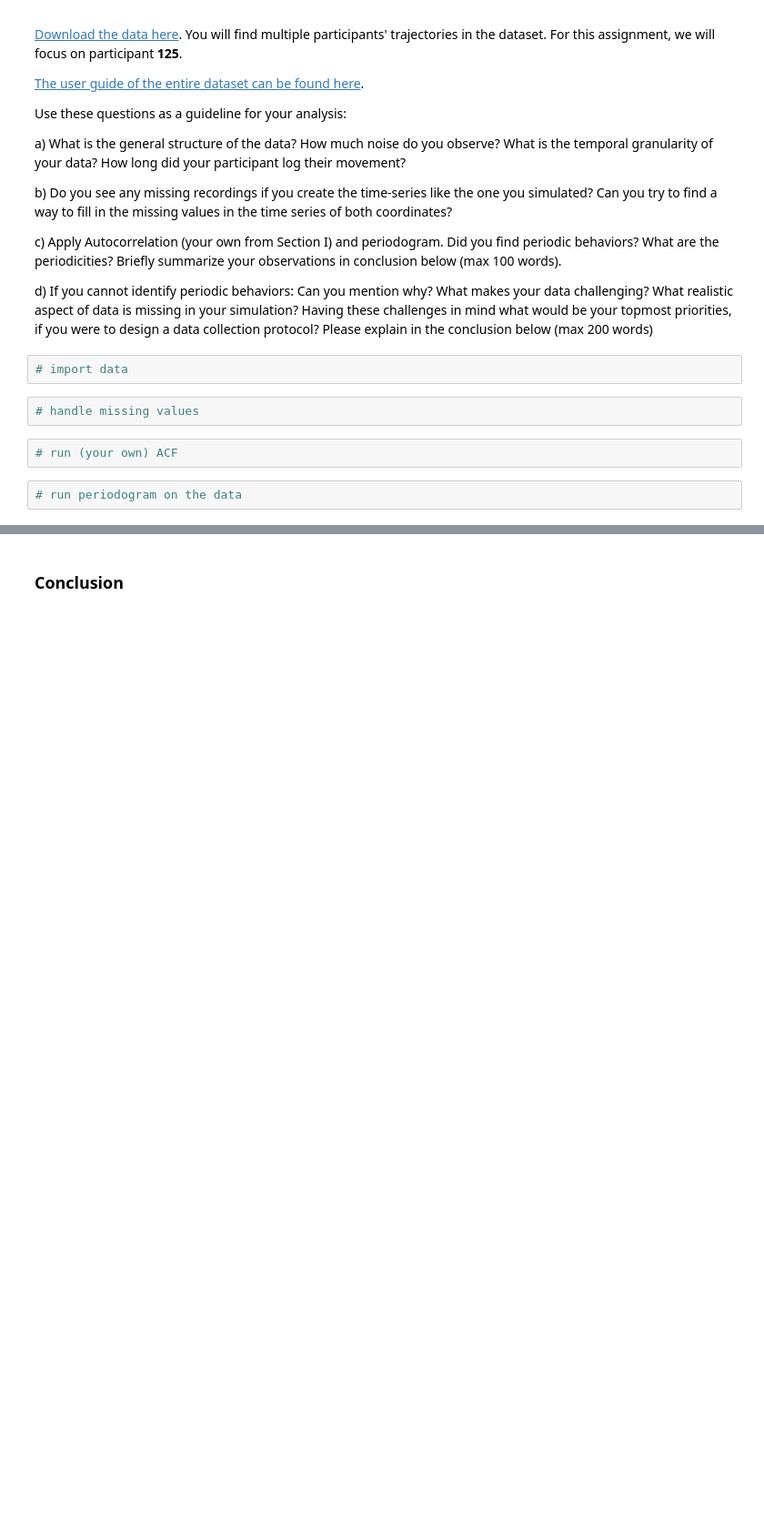
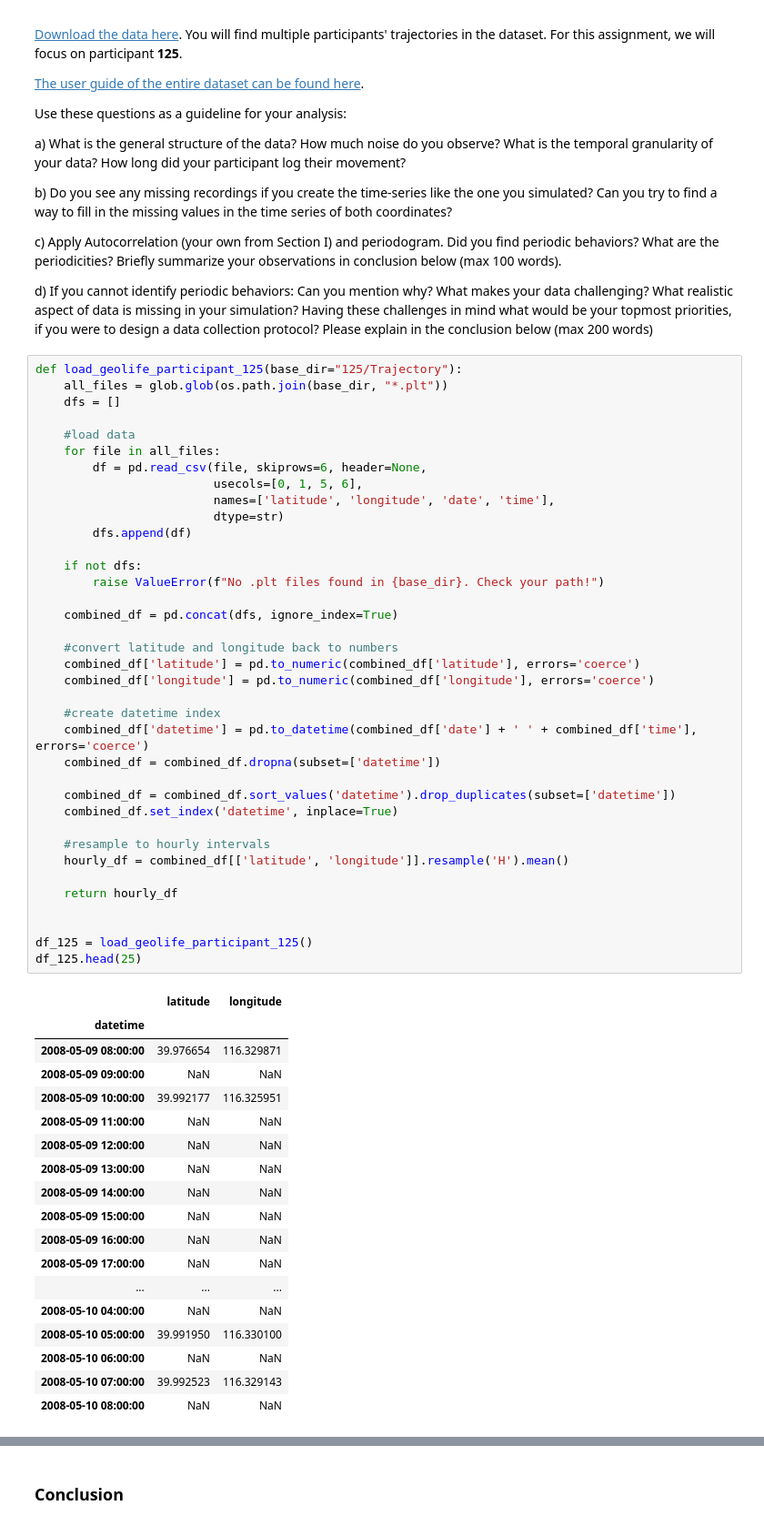
Before and after one commit to M4ngA-Coen4V/Assignment1, a Jupyter notebook: Assignment1_Exercises.ipynb, the cells around one changed output, grey strips where cells are left out. Shown at 91% size. Cells and saved outputs as stored; diff of their text form; blank space fills up the shorter version.

```diff
--- a/Assignment1_Exercises.ipynb
+++ b/Assignment1_Exercises.ipynb
@@ -556,11 +564,59 @@ c) Apply Autocorrelation (your own from Section I) and periodogram. Did you find
 
 
 d) If you cannot identify periodic behaviors: Can you mention why? What makes your data challenging? What realistic aspect of data is missing in your simulation? Having these challenges in mind what would be your topmost priorities, if you were to design a data collection protocol? Please explain in the conclusion below (max 200 words)
-# %%
-# import data
-# %%
-# handle missing values
-# %%
-# run (your own) ACF
-# %%
-# run periodogram on the data
+# %%
+def load_geolife_participant_125(base_dir="125/Trajectory"):
+    all_files = glob.glob(os.path.join(base_dir, "*.plt"))
+    dfs = []
+
+    #load data
+    for file in all_files:
+        df = pd.read_csv(file, skiprows=6, header=None,
+                         usecols=[0, 1, 5, 6],
+                         names=['latitude', 'longitude', 'date', 'time'],
+                         dtype=str)
+        dfs.append(df)
+
+    if not dfs:
+        raise ValueError(f"No .plt files found in {base_dir}. Check your path!")
+
+    combined_df = pd.concat(dfs, ignore_index=True)
+
+    #convert latitude and longitude back to numbers
+    combined_df['latitude'] = pd.to_numeric(combined_df['latitude'], errors='coerce')
+    combined_df['longitude'] = pd.to_numeric(combined_df['longitude'], errors='coerce')
+
+    #create datetime index
+    combined_df['datetime'] = pd.to_datetime(combined_df['date'] + ' ' + combined_df['time'], errors='coerce')
+    combined_df = combined_df.dropna(subset=['datetime'])
+
+    combined_df = combined_df.sort_values('datetime').drop_duplicates(subset=['datetime'])
+    combined_df.set_index('datetime', inplace=True)
+
+    #resample to hourly intervals
+    hourly_df = combined_df[['latitude', 'longitude']].resample('H').mean()
+
+    return hourly_df
+
+
+df_125 = load_geolife_participant_125()
+df_125.head(25)
+# %% [output]
+|  | latitude | longitude |
+| datetime |  |  |
+| 2008-05-09 08:00:00 | 39.976654 | 116.329871 |
+| 2008-05-09 09:00:00 | NaN | NaN |
+| 2008-05-09 10:00:00 | 39.992177 | 116.325951 |
+| 2008-05-09 11:00:00 | NaN | NaN |
+| 2008-05-09 12:00:00 | NaN | NaN |
+| 2008-05-09 13:00:00 | NaN | NaN |
+| 2008-05-09 14:00:00 | NaN | NaN |
+| 2008-05-09 15:00:00 | NaN | NaN |
+| 2008-05-09 16:00:00 | NaN | NaN |
+| 2008-05-09 17:00:00 | NaN | NaN |
+| ... | ... | ... |
+| 2008-05-10 04:00:00 | NaN | NaN |
+| 2008-05-10 05:00:00 | 39.991950 | 116.330100 |
+| 2008-05-10 06:00:00 | NaN | NaN |
+| 2008-05-10 07:00:00 | 39.992523 | 116.329143 |
+| 2008-05-10 08:00:00 | NaN | NaN |
```
Also changed, not shown: parts of 7 cells of this notebook, 58 other files.
